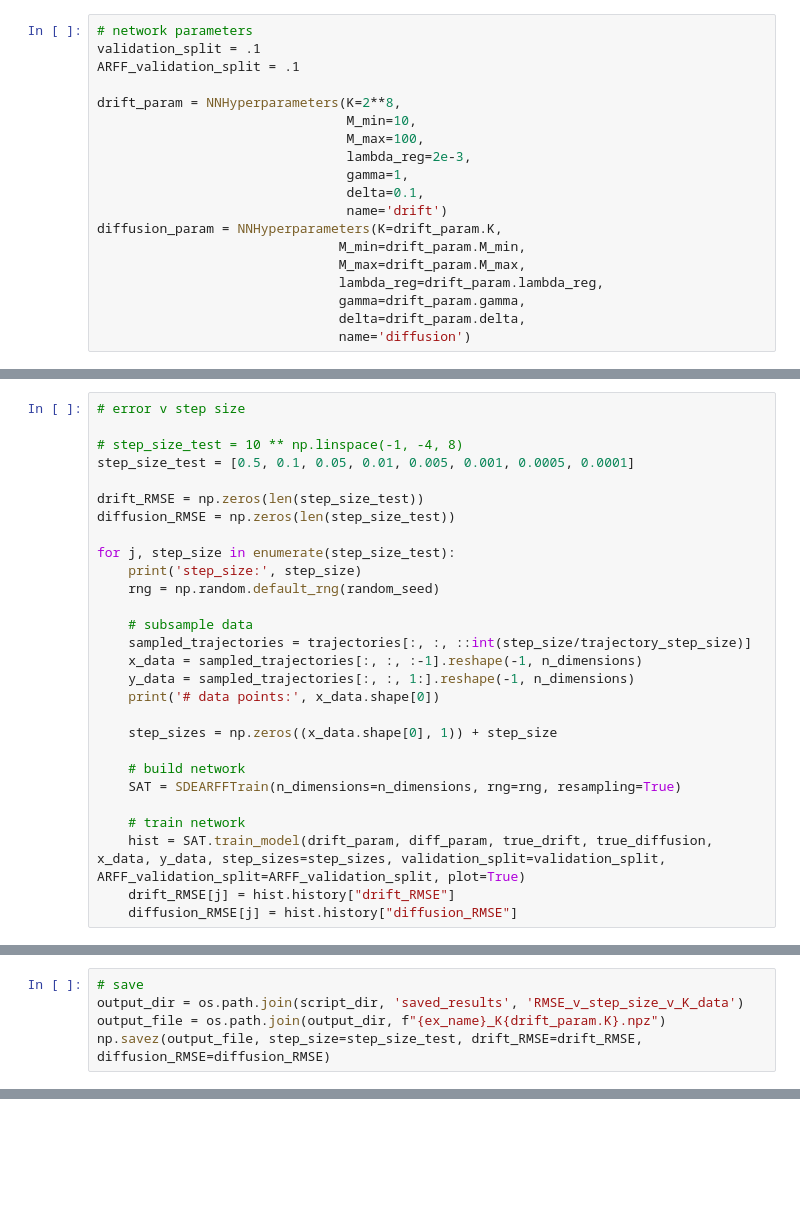
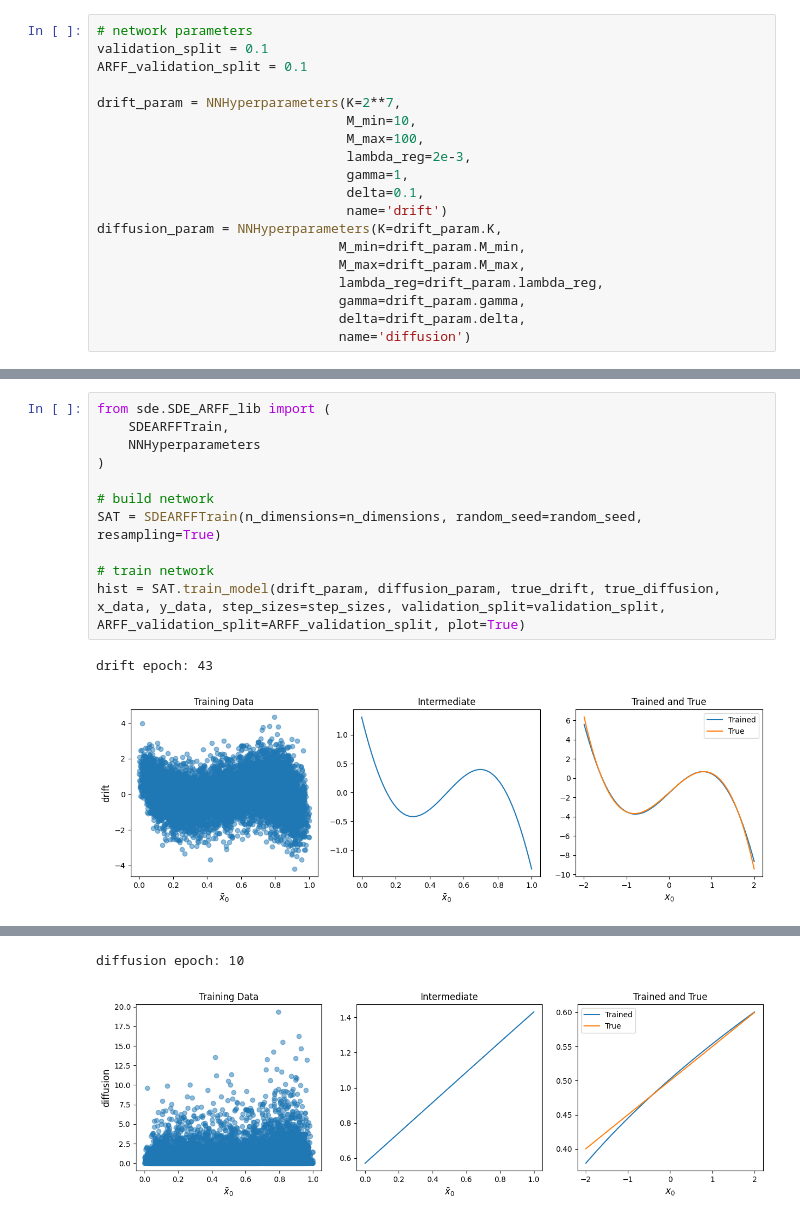
Before and after one commit to mike-dud/SDE_ARFF_GPU, a Jupyter notebook: SDE_ARFF_training.ipynb, the cells around one changed output, grey strips where cells are left out. Drawn from its saved outputs; the diff is of its cells as text; blank space fills up the shorter version.

```diff
--- a/SDE_ARFF_training.ipynb
+++ b/SDE_ARFF_training.ipynb
@@ -40,9 +48,9 @@ trajectories = training_data["trajectories"]
 # %%
 # network parameters
-validation_split = .1
-ARFF_validation_split = .1
+validation_split = 0.1
+ARFF_validation_split = 0.1
 
-drift_param = NNHyperparameters(K=2**8,
+drift_param = NNHyperparameters(K=2**7,
                                 M_min=10,
                                 M_max=100,
                                 lambda_reg=2e-3,
@@ -89,28 +77,0 @@ Training time: 30.816927194595337
-# %%
-# error v step size
-
-# step_size_test = 10 ** np.linspace(-1, -4, 8)
-step_size_test = [0.5, 0.1, 0.05, 0.01, 0.005, 0.001, 0.0005, 0.0001]
-
-drift_RMSE = np.zeros(len(step_size_test))
-diffusion_RMSE = np.zeros(len(step_size_test))
-
-for j, step_size in enumerate(step_size_test):
-    print('step_size:', step_size)
-    rng = np.random.default_rng(random_seed)
-
-    # subsample data
-    sampled_trajectories = trajectories[:, :, ::int(step_size/trajectory_step_size)]
-    x_data = sampled_trajectories[:, :, :-1].reshape(-1, n_dimensions)
-    y_data = sampled_trajectories[:, :, 1:].reshape(-1, n_dimensions)
-    print('# data points:', x_data.shape[0])
-
-    step_sizes = np.zeros((x_data.shape[0], 1)) + step_size
-
-    # build network
-    SAT = SDEARFFTrain(n_dimensions=n_dimensions, rng=rng, resampling=True)
-
-    # train network
-    hist = SAT.train_model(drift_param, diff_param, true_drift, true_diffusion, x_data, y_data, step_sizes=step_sizes, validation_split=validation_split, ARFF_validation_split=ARFF_validation_split, plot=True)
-    drift_RMSE[j] = hist.history["drift_RMSE"]
-    diffusion_RMSE[j] = hist.history["diffusion_RMSE"]
@@ -164,5 +78,14 @@ plt.show()
-# %%
-# save
-output_dir = os.path.join(script_dir, 'saved_results', 'RMSE_v_step_size_v_K_data')
-output_file = os.path.join(output_dir, f"{ex_name}_K{drift_param.K}.npz")
-np.savez(output_file, step_size=step_size_test, drift_RMSE=drift_RMSE, diffusion_RMSE=diffusion_RMSE)
+# %%
+from sde.SDE_ARFF_lib import (
+    SDEARFFTrain,
+    NNHyperparameters
+)
+
+# build network
+SAT = SDEARFFTrain(n_dimensions=n_dimensions, random_seed=random_seed, resampling=True)
+
+# train network
+hist = SAT.train_model(drift_param, diffusion_param, true_drift, true_diffusion, x_data, y_data, step_sizes=step_sizes, validation_split=validation_split, ARFF_validation_split=ARFF_validation_split, plot=True)
+# %% [output]
+drift epoch: 43
+[figure, added]
@@ -168,0 +93,2 @@ np.savez(output_file, step_size=step_size_test, drift_RMSE=drift_RMSE, diffusion
+diffusion epoch: 10
+[figure, added]
```
Also changed, not shown: parts of 9 cells of this notebook, 24 other files.
